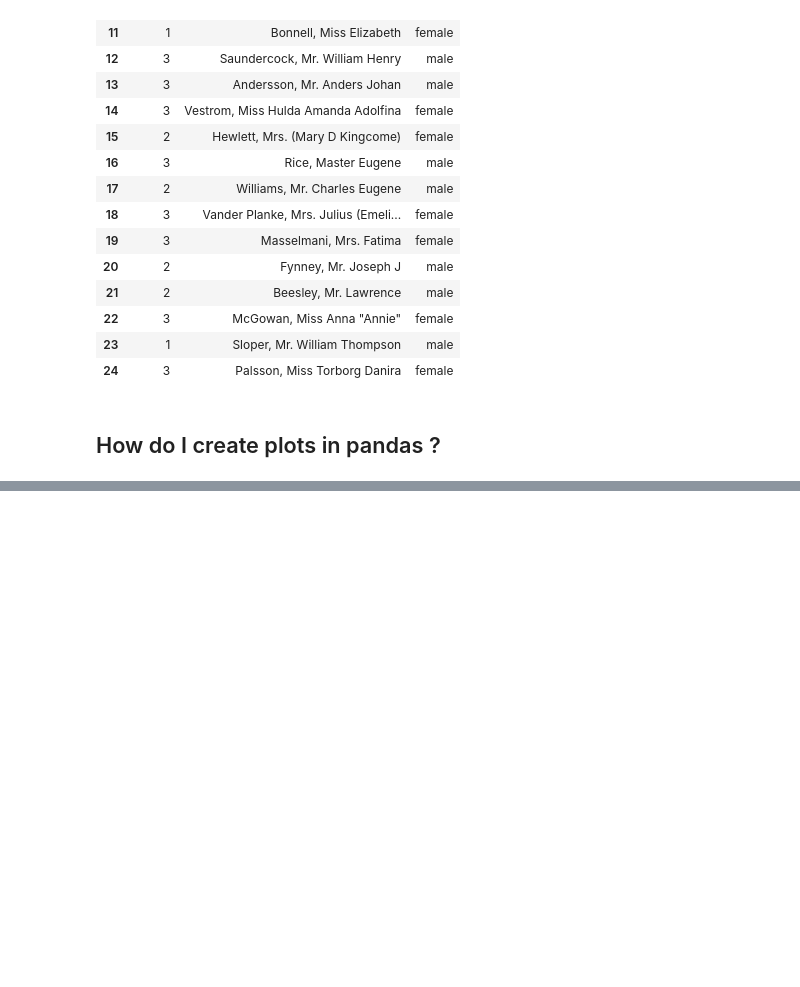
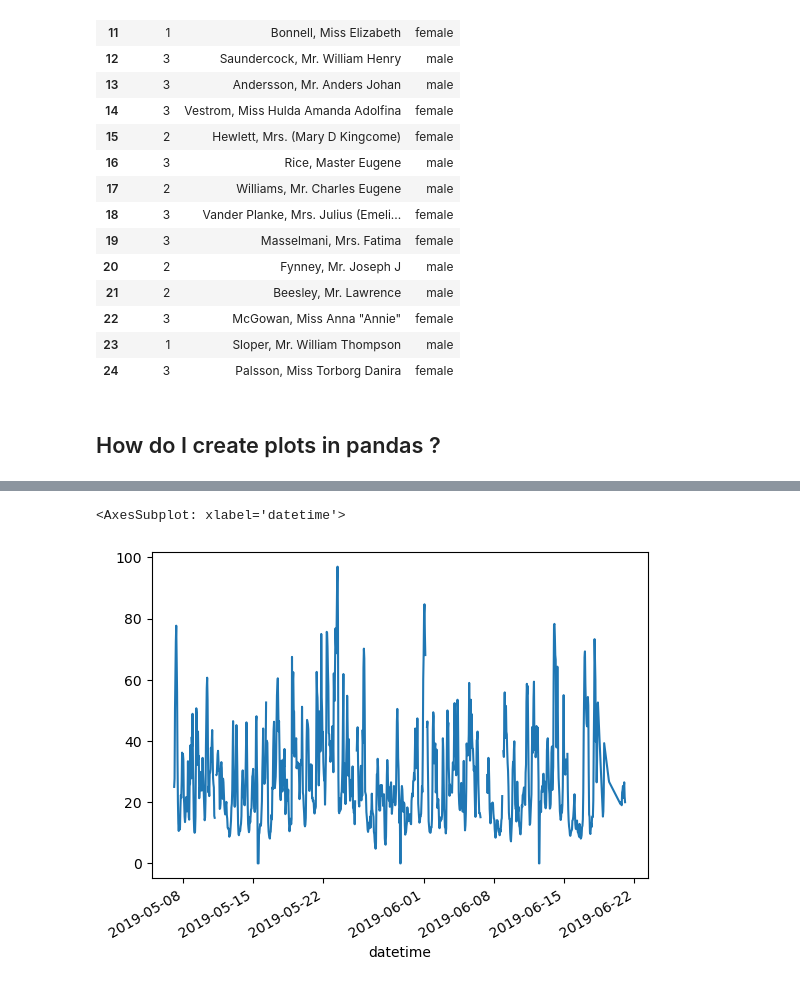
Before and after one commit to ClemouDouard/Pandas_doc, a Jupyter notebook: src/start.ipynb, the cells around one changed output, grey strips where cells are left out. Drawn from its saved outputs; the diff is of its cells as text; code cells hidden in the pictures; blank space fills up the shorter version.

```diff
--- a/src/start.ipynb
+++ b/src/start.ipynb
@@ -245,0 +266,5 @@ titanic.iloc[9:25, 2:5]
+# %%
+air_quality['station_paris'].plot()
+# %% [output]
+<AxesSubplot: xlabel='datetime'>
+[figure, added]
```
Also changed, not shown: parts of 9 cells of this notebook, 2 other files.
